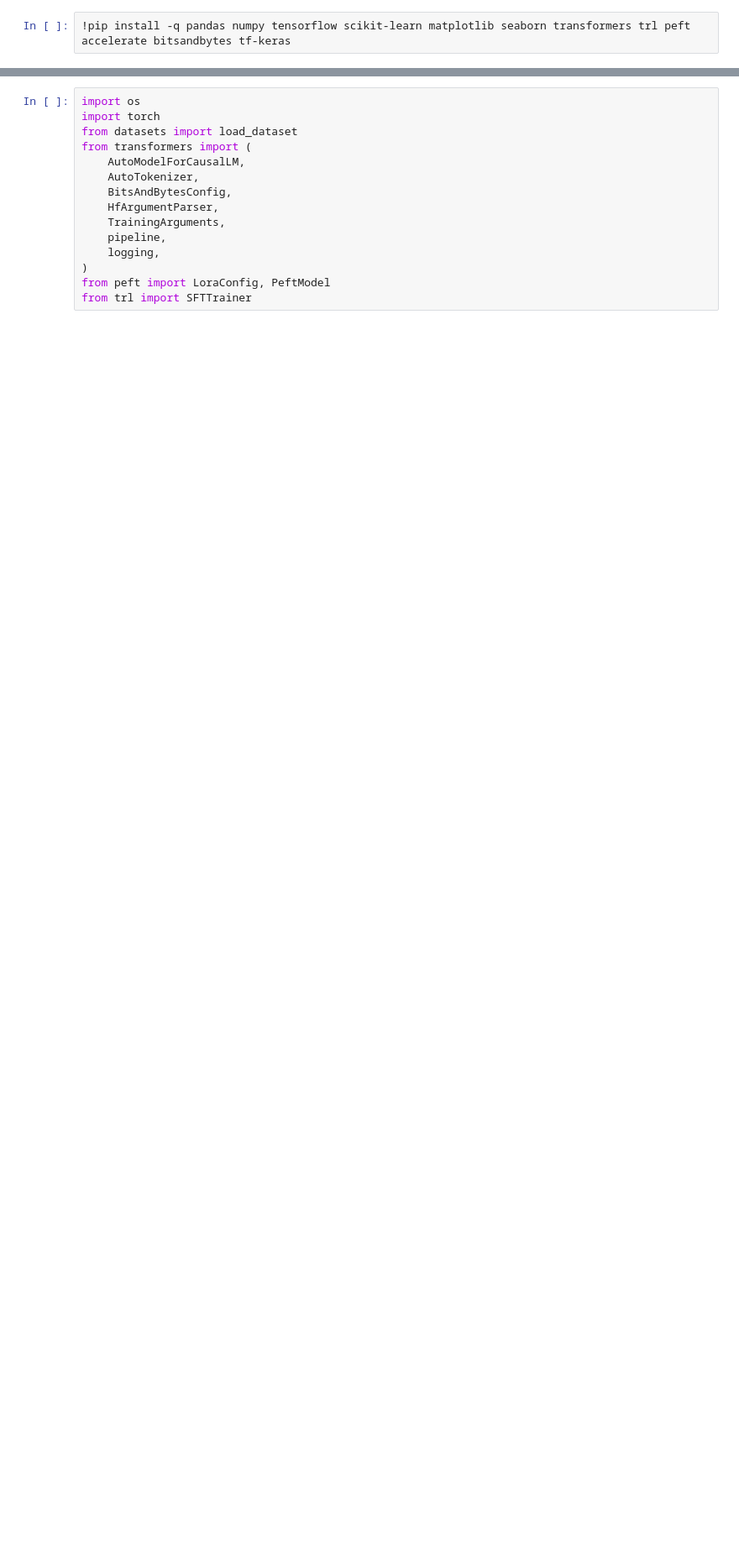
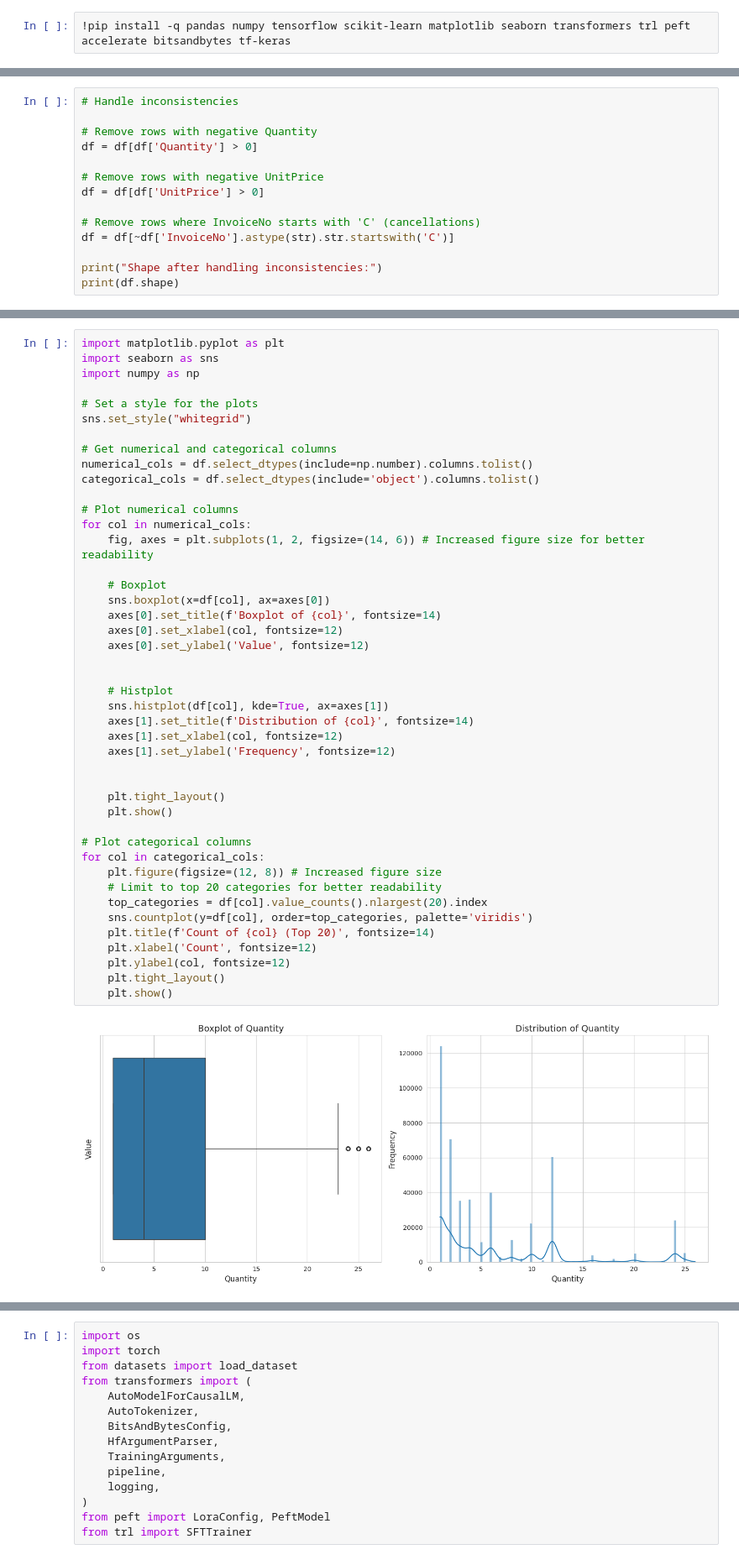
Before and after one commit to Bilal-Ahmad-5/DAF, a Jupyter notebook: DA'F.ipynb, the cells around one changed output, grey strips where cells are left out. Shown: that part at 84% size. Drawn from its saved outputs; the diff is of its cells as text; blank space fills up the shorter version.

```diff
--- a/DA'F.ipynb
+++ b/DA'F.ipynb
@@ -143,0 +136,14 @@ Name: count, Length: 3828, dtype: int64
+# %%
+# Handle inconsistencies
+
+# Remove rows with negative Quantity
+df = df[df['Quantity'] > 0]
+
+# Remove rows with negative UnitPrice
+df = df[df['UnitPrice'] > 0]
+
+# Remove rows where InvoiceNo starts with 'C' (cancellations)
+df = df[~df['InvoiceNo'].astype(str).str.startswith('C')]
+
+print("Shape after handling inconsistencies:")
+print(df.shape)
@@ -187,0 +179,46 @@ plt.show()
+# %%
+import matplotlib.pyplot as plt
+import seaborn as sns
+import numpy as np
+
+# Set a style for the plots
+sns.set_style("whitegrid")
+
+# Get numerical and categorical columns
+numerical_cols = df.select_dtypes(include=np.number).columns.tolist()
+categorical_cols = df.select_dtypes(include='object').columns.tolist()
+
+# Plot numerical columns
+for col in numerical_cols:
+    fig, axes = plt.subplots(1, 2, figsize=(14, 6)) # Increased figure size for better readability
+
+    # Boxplot
+    sns.boxplot(x=df[col], ax=axes[0])
+    axes[0].set_title(f'Boxplot of {col}', fontsize=14)
+    axes[0].set_xlabel(col, fontsize=12)
+    axes[0].set_ylabel('Value', fontsize=12)
+
+
+    # Histplot
+    sns.histplot(df[col], kde=True, ax=axes[1])
+    axes[1].set_title(f'Distribution of {col}', fontsize=14)
+    axes[1].set_xlabel(col, fontsize=12)
+    axes[1].set_ylabel('Frequency', fontsize=12)
+
+
+    plt.tight_layout()
+    plt.show()
+
+# Plot categorical columns
+for col in categorical_cols:
+    plt.figure(figsize=(12, 8)) # Increased figure size
+    # Limit to top 20 categories for better readability
+    top_categories = df[col].value_counts().nlargest(20).index
+    sns.countplot(y=df[col], order=top_categories, palette='viridis')
+    plt.title(f'Count of {col} (Top 20)', fontsize=14)
+    plt.xlabel('Count', fontsize=12)
+    plt.ylabel(col, fontsize=12)
+    plt.tight_layout()
+    plt.show()
+# %% [output]
+[figure, added]
```
Also changed, not shown: parts of 17 cells of this notebook.
